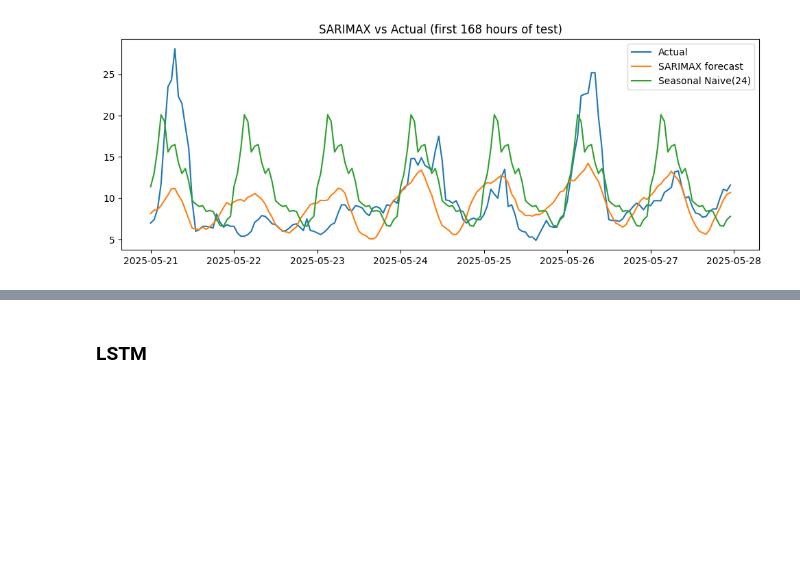
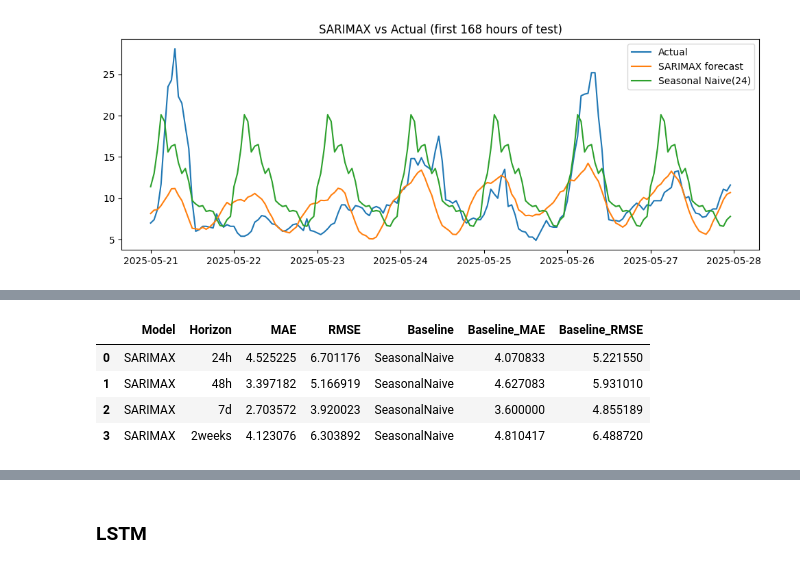
Before and after one commit to GBrochado/TSF---Weather-and-Air-quality-Forecasting, a Jupyter notebook: project2_enhanced.ipynb, the cells around one changed output, grey strips where cells are left out. Saved outputs shown, nothing was run; the diff lists cells and outputs as text; code cells hidden in the pictures; blank space fills up the shorter version.

```diff
--- a/project2_enhanced.ipynb
+++ b/project2_enhanced.ipynb
@@ -1386,0 +1719,16 @@ plt.show()
+# %%
+tbl_sarimax = horizon_table(
+    final_res,
+    y_train=y_train,
+    y_test=y_test,
+    exog_test=X_test,
+    season=24,
+    model_name="SARIMAX"
+)
+display(tbl_sarimax)
+# %% [output]
+|  | Model | Horizon | MAE | RMSE | Baseline | Baseline_MAE | Baseline_RMSE |
+| 0 | SARIMAX | 24h | 4.525225 | 6.701176 | SeasonalNaive | 4.070833 | 5.221550 |
+| 1 | SARIMAX | 48h | 3.397182 | 5.166919 | SeasonalNaive | 4.627083 | 5.931010 |
+| 2 | SARIMAX | 7d | 2.703572 | 3.920023 | SeasonalNaive | 3.600000 | 4.855189 |
+| 3 | SARIMAX | 2weeks | 4.123076 | 6.303892 | SeasonalNaive | 4.810417 | 6.488720 |
```
Also changed, not shown: parts of 21 cells of this notebook.
